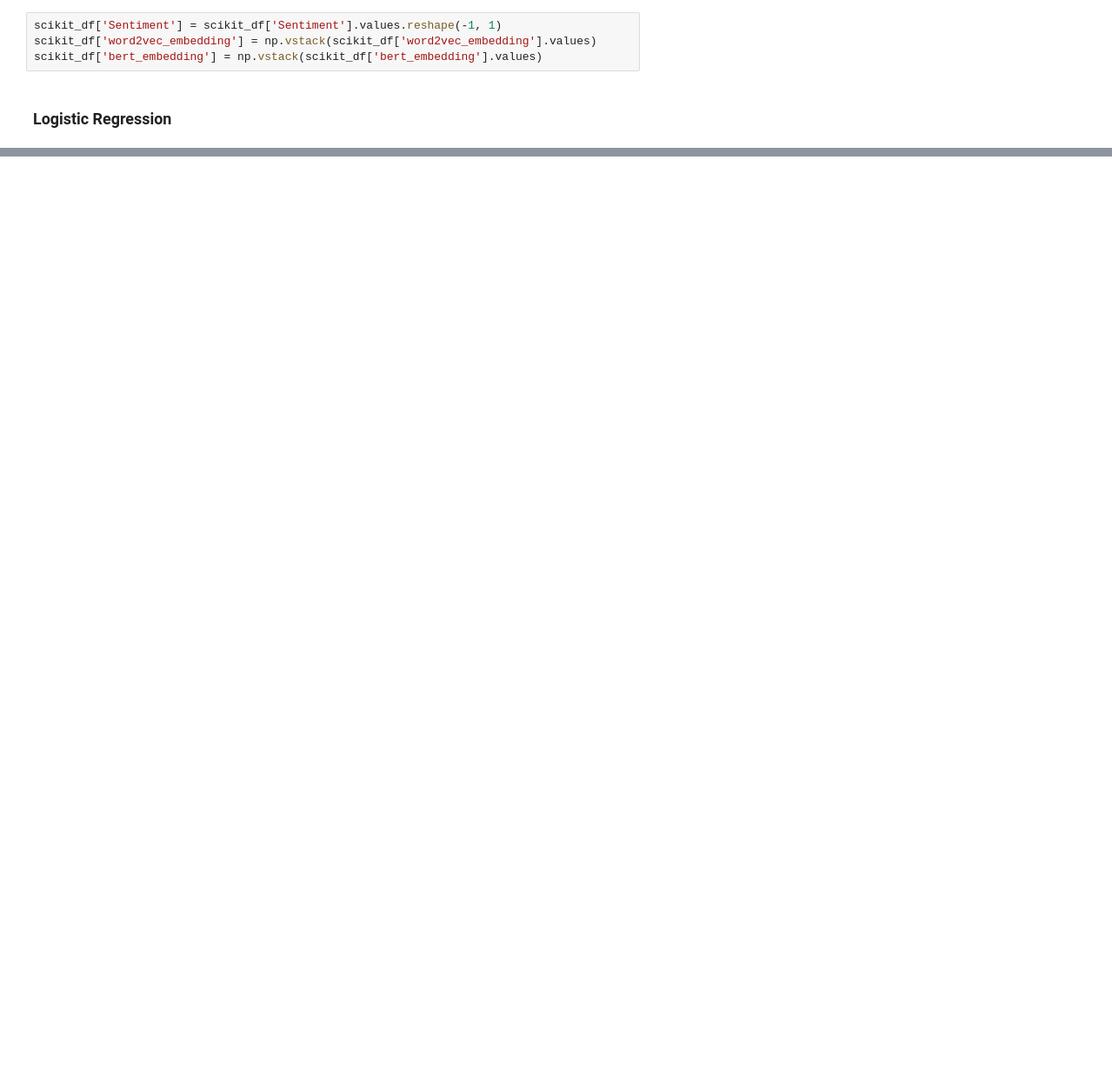
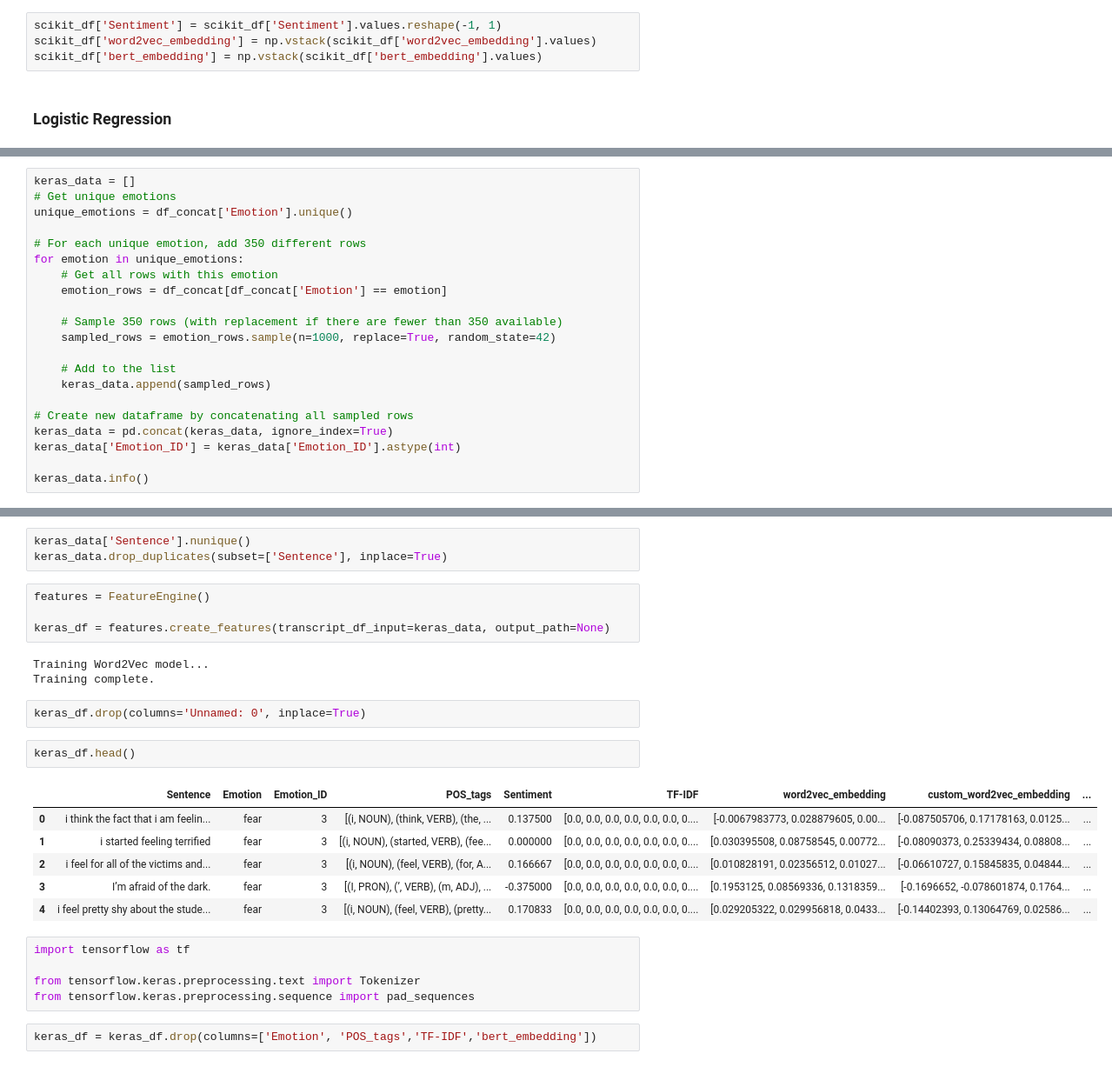
Before and after one commit to dafaqboomduck/nlp-project, a Jupyter notebook: Notebooks/Model-Iterations.ipynb, the cells around one changed output, grey strips where cells are left out. Shown at 87% size. Drawn from its saved outputs; the diff is of its cells as text; blank space fills up the shorter version.

Commit message:
Add RNN model

```diff
--- a/Notebooks/Model-Iterations.ipynb
+++ b/Notebooks/Model-Iterations.ipynb
@@ -194,0 +204,21 @@ weighted avg       0.25      0.26      0.20       460
+# %%
+keras_data = []
+# Get unique emotions
+unique_emotions = df_concat['Emotion'].unique()
+
+# For each unique emotion, add 350 different rows
+for emotion in unique_emotions:
+    # Get all rows with this emotion
+    emotion_rows = df_concat[df_concat['Emotion'] == emotion]
+
+    # Sample 350 rows (with replacement if there are fewer than 350 available)
+    sampled_rows = emotion_rows.sample(n=1000, replace=True, random_state=42)
+
+    # Add to the list
+    keras_data.append(sampled_rows)
+
+# Create new dataframe by concatenating all sampled rows
+keras_data = pd.concat(keras_data, ignore_index=True)
+keras_data['Emotion_ID'] = keras_data['Emotion_ID'].astype(int)
+
+keras_data.info()
@@ -194,0 +237,28 @@ weighted avg       0.25      0.26      0.20       460
+# %%
+keras_data['Sentence'].nunique()
+keras_data.drop_duplicates(subset=['Sentence'], inplace=True)
+# %%
+features = FeatureEngine()
+
+keras_df = features.create_features(transcript_df_input=keras_data, output_path=None)
+# %% [output]
+Training Word2Vec model...
+Training complete.
+# %%
+keras_df.drop(columns='Unnamed: 0', inplace=True)
+# %%
+keras_df.head()
+# %% [output]
+|  | Sentence | Emotion | Emotion_ID | POS_tags | Sentiment | TF-IDF | word2vec_embedding | custom_word2vec_embedding | ... |
+| 0 | i think the fact that i am feelin... | fear | 3 | [(i, NOUN), (think, VERB), (the, ... | 0.137500 | [0.0, 0.0, 0.0, 0.0, 0.0, 0.0, 0.... | [-0.0067983773, 0.028879605, 0.00... | [-0.087505706, 0.17178163, 0.0125... | ... |
+| 1 | i started feeling terrified | fear | 3 | [(i, NOUN), (started, VERB), (fee... | 0.000000 | [0.0, 0.0, 0.0, 0.0, 0.0, 0.0, 0.... | [0.030395508, 0.08758545, 0.00772... | [-0.08090373, 0.25339434, 0.08808... | ... |
+| 2 | i feel for all of the victims and... | fear | 3 | [(i, NOUN), (feel, VERB), (for, A... | 0.166667 | [0.0, 0.0, 0.0, 0.0, 0.0, 0.0, 0.... | [0.010828191, 0.02356512, 0.01027... | [-0.06610727, 0.15845835, 0.04844... | ... |
+| 3 | I’m afraid of the dark. | fear | 3 | [(I, PRON), (’, VERB), (m, ADJ), ... | -0.375000 | [0.0, 0.0, 0.0, 0.0, 0.0, 0.0, 0.... | [0.1953125, 0.08569336, 0.1318359... | [-0.1696652, -0.078601874, 0.1764... | ... |
+| 4 | i feel pretty shy about the stude... | fear | 3 | [(i, NOUN), (feel, VERB), (pretty... | 0.170833 | [0.0, 0.0, 0.0, 0.0, 0.0, 0.0, 0.... | [0.029205322, 0.029956818, 0.0433... | [-0.14402393, 0.13064769, 0.02586... | ... |
+# %%
+import tensorflow as tf
+
+from tensorflow.keras.preprocessing.text import Tokenizer
+from tensorflow.keras.preprocessing.sequence import pad_sequences
+# %%
+keras_df = keras_df.drop(columns=['Emotion', 'POS_tags','TF-IDF','bert_embedding'])
```
Also changed, not shown: parts of 30 cells of this notebook.
